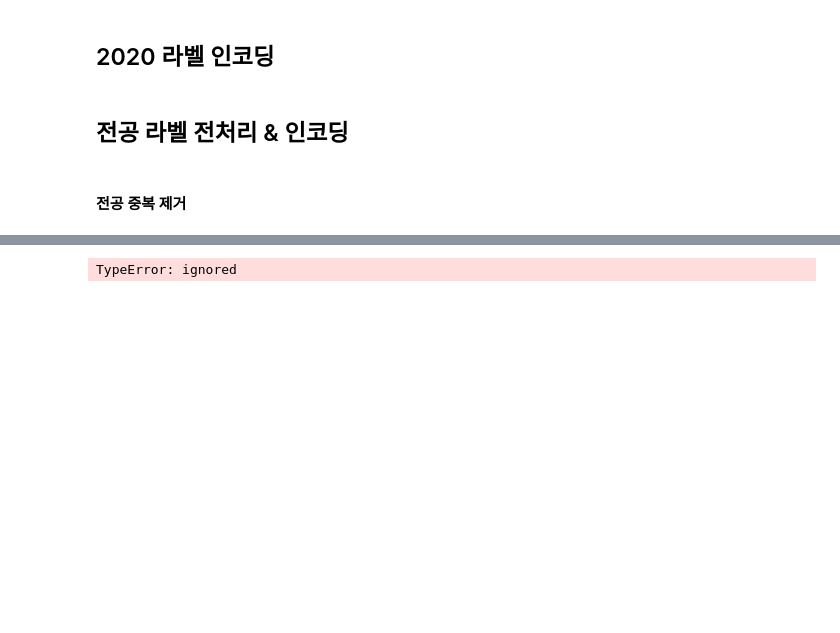
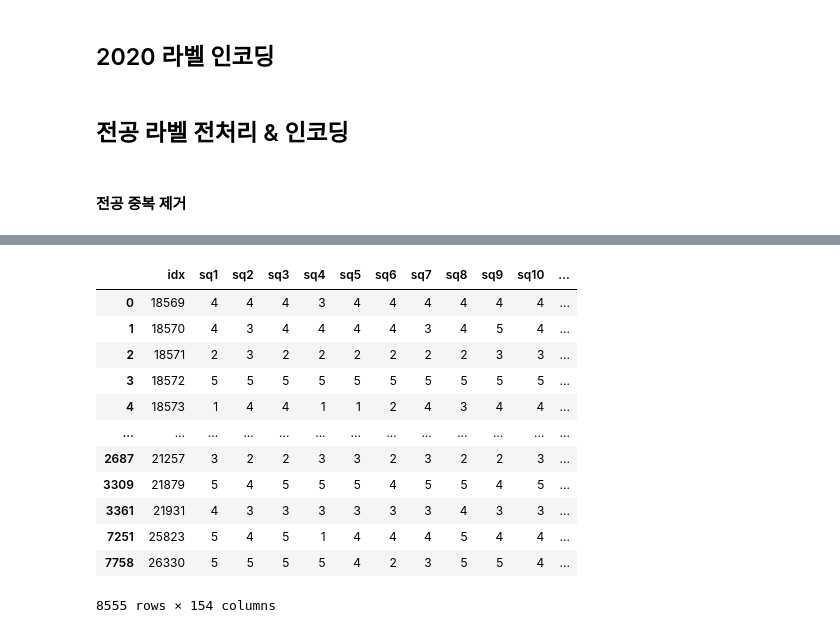
Before and after one commit to teamgaon/recommendation_algorithms_know, a Jupyter notebook: 20220105_hj_know.ipynb, the cells around one changed output, grey strips where cells are left out. Drawn from its saved outputs; the diff is of its cells as text; code cells hidden in the pictures; blank space fills up the shorter version.

```diff
--- a/20220105_hj_know.ipynb
+++ b/20220105_hj_know.ipynb
@@ -324,12 +392,20 @@ major_list = major_list[0].values.tolist()
 my_dict = {}
 for i in range(len(major_list)):
   my_dict[major_list[i]] = i
-
-
-def text_to_list(list:str):
-  return list(text.split(','))
-
-know2017['bq38_1'] = know2017['bq38_1'].values.tolist()
-know2018['bq37_1'] = know2018['bq37_1'].values.tolist()
-know2019['bq27_1'] = know2019['bq27_1'].values.tolist()
-know2020['bq26_1'] = know2020['bq26_1'].values.tolist()
+# %%
+missing_fill = {'bq38_1' : ''}
+know2017.fillna(missing_fill,inplace = True)
+know2017['bq38_1'].isnull().sum()
+
+
+missing_fill = {'bq37_1' : ''}
+know2018.fillna(missing_fill,inplace = True)
+know2018['bq37_1'].isnull().sum()
+
+missing_fill = {'bq27_1' : ''}
+know2019.fillna(missing_fill,inplace = True)
+know2019['bq27_1'].isnull().sum()
+
+missing_fill = {'bq26_1' : ''}
+know2020.fillna(missing_fill,inplace = True)
+know2020['bq26_1'].isnull().sum()
@@ -336,7 +429,17 @@ know2020['bq26_1'] = know2020['bq26_1'].values.tolist()
+# %%
+def text_to_list(text:str):
+  return list(text.split(','))
+
+
+know2017['bq38_1'] = know2017['bq38_1'].map(text_to_list)
+know2018['bq37_1'] = know2018['bq37_1'].map(text_to_list)
+# know2019['bq27_1'].fillna("")
+know2019['bq27_1'] = know2019['bq27_1'].map(text_to_list)
+know2020['bq26_1'] = know2020['bq26_1'].map(text_to_list)
 # %%
-def major_to_label(majors:list):
+def major_to_label(major_list:list):
   result = []
-  for major in majors:
+  for major in major_list:
     if major in my_dict:
       result.append(my_dict[major])
     else :
@@ -347,5 +450,19 @@ know2017['label_major'] = know2017['bq38_1'].map(major_to_label)
 know2018['label_major'] = know2018['bq37_1'].map(major_to_label)
 know2019['label_major'] = know2019['bq27_1'].map(major_to_label)
 know2020['label_major'] = know2020['bq26_1'].map(major_to_label)
-# %% [output]
-TypeError: ignored
+# %%
+know2019
+# %% [output]
+|  | idx | sq1 | sq2 | sq3 | sq4 | sq5 | sq6 | sq7 | sq8 | sq9 | sq10 | ... |
+| 0 | 18569 | 4 | 4 | 4 | 3 | 4 | 4 | 4 | 4 | 4 | 4 | ... |
+| 1 | 18570 | 4 | 3 | 4 | 4 | 4 | 4 | 3 | 4 | 5 | 4 | ... |
+| 2 | 18571 | 2 | 3 | 2 | 2 | 2 | 2 | 2 | 2 | 3 | 3 | ... |
+| 3 | 18572 | 5 | 5 | 5 | 5 | 5 | 5 | 5 | 5 | 5 | 5 | ... |
+| 4 | 18573 | 1 | 4 | 4 | 1 | 1 | 2 | 4 | 3 | 4 | 4 | ... |
+| ... | ... | ... | ... | ... | ... | ... | ... | ... | ... | ... | ... | ... |
+| 2687 | 21257 | 3 | 2 | 2 | 3 | 3 | 2 | 3 | 2 | 2 | 3 | ... |
+| 3309 | 21879 | 5 | 4 | 5 | 5 | 5 | 4 | 5 | 5 | 4 | 5 | ... |
+| 3361 | 21931 | 4 | 3 | 3 | 3 | 3 | 3 | 3 | 4 | 3 | 3 | ... |
+| 7251 | 25823 | 5 | 4 | 5 | 1 | 4 | 4 | 4 | 5 | 4 | 4 | ... |
+| 7758 | 26330 | 5 | 5 | 5 | 5 | 4 | 2 | 3 | 5 | 5 | 4 | ... |
+8555 rows × 154 columns
```
Also changed, not shown: parts of 10 cells of this notebook.
